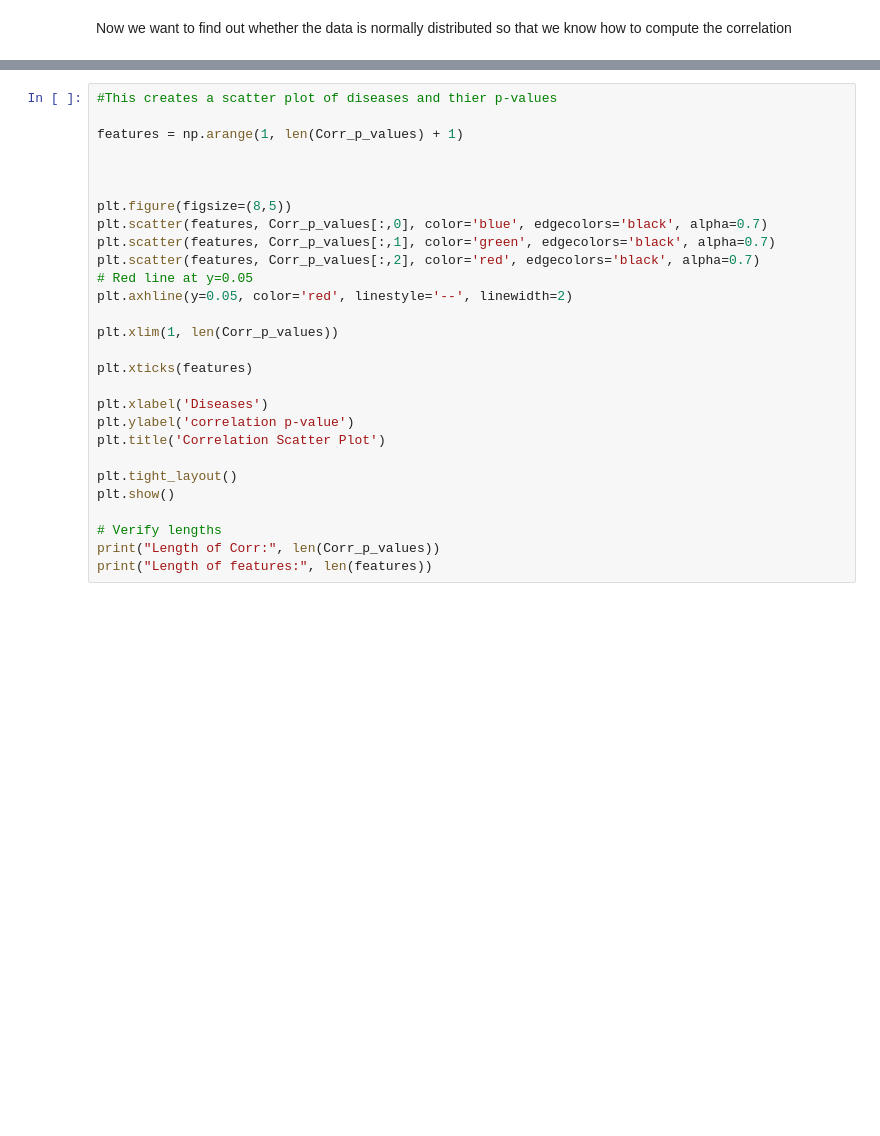
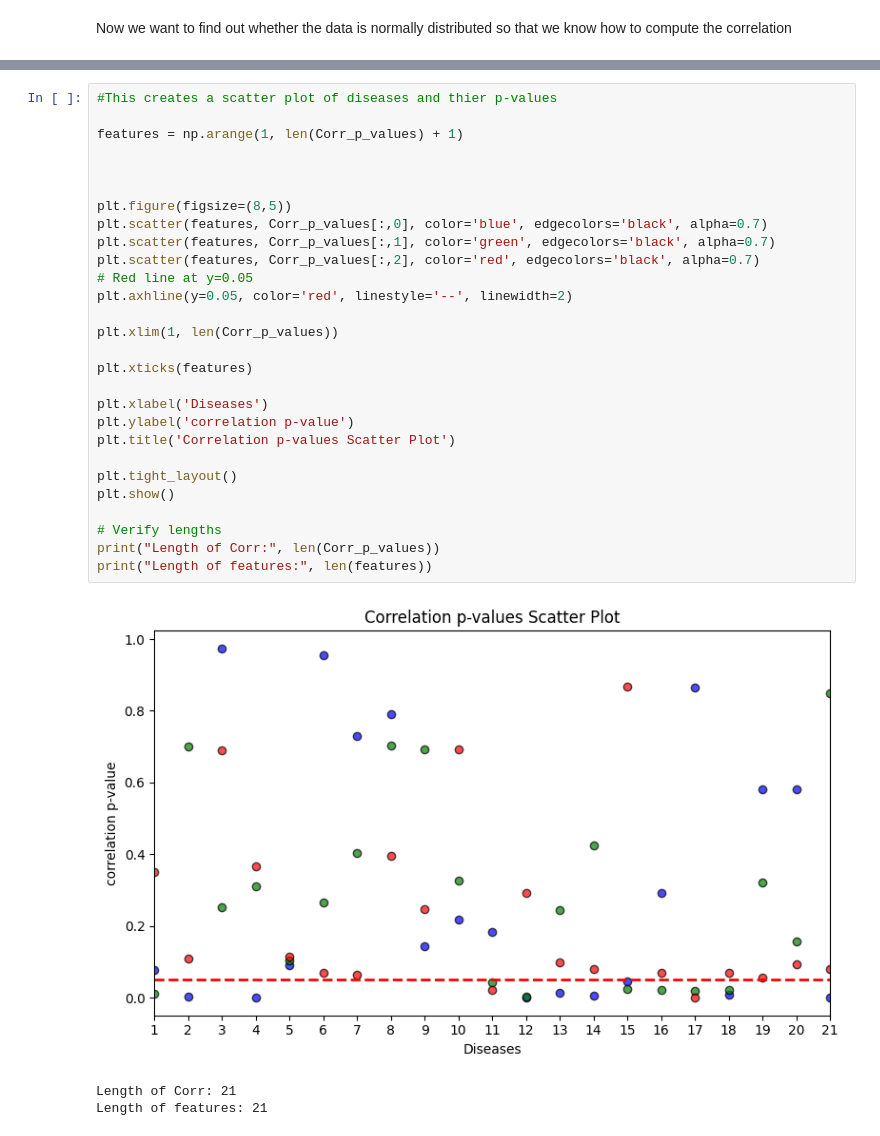
Before and after one commit to filoooooonov/pse-project, a Jupyter notebook: project.ipynb, the cells around one changed output, grey strips where cells are left out. Drawn from its saved outputs; the diff is of its cells as text; blank space fills up the shorter version.

```diff
--- a/project.ipynb
+++ b/project.ipynb
@@ -247,31 +361,35 @@ Corr_p_values
 # %%
 #This creates a scatter plot of diseases and thier p-values
 
 features = np.arange(1, len(Corr_p_values) + 1)
 
 
 
 plt.figure(figsize=(8,5))
 plt.scatter(features, Corr_p_values[:,0], color='blue', edgecolors='black', alpha=0.7)
 plt.scatter(features, Corr_p_values[:,1], color='green', edgecolors='black', alpha=0.7)
 plt.scatter(features, Corr_p_values[:,2], color='red', edgecolors='black', alpha=0.7)
 # Red line at y=0.05
 plt.axhline(y=0.05, color='red', linestyle='--', linewidth=2)
 
 plt.xlim(1, len(Corr_p_values))
 
 plt.xticks(features)
 
 plt.xlabel('Diseases')
 plt.ylabel('correlation p-value')
-plt.title('Correlation Scatter Plot')
+plt.title('Correlation p-values Scatter Plot')
 
 plt.tight_layout()
 plt.show()
 
 # Verify lengths
 print("Length of Corr:", len(Corr_p_values))
 print("Length of features:", len(features))
+# %% [output]
+[figure, added]
+Length of Corr: 21
+Length of features: 21
 # %%
 #This filters the Corr matrix so that only statistically significant values (p<=0.05) remain
 print(Corr_p_values.shape)
```
Also changed, not shown: parts of 19 cells of this notebook.
